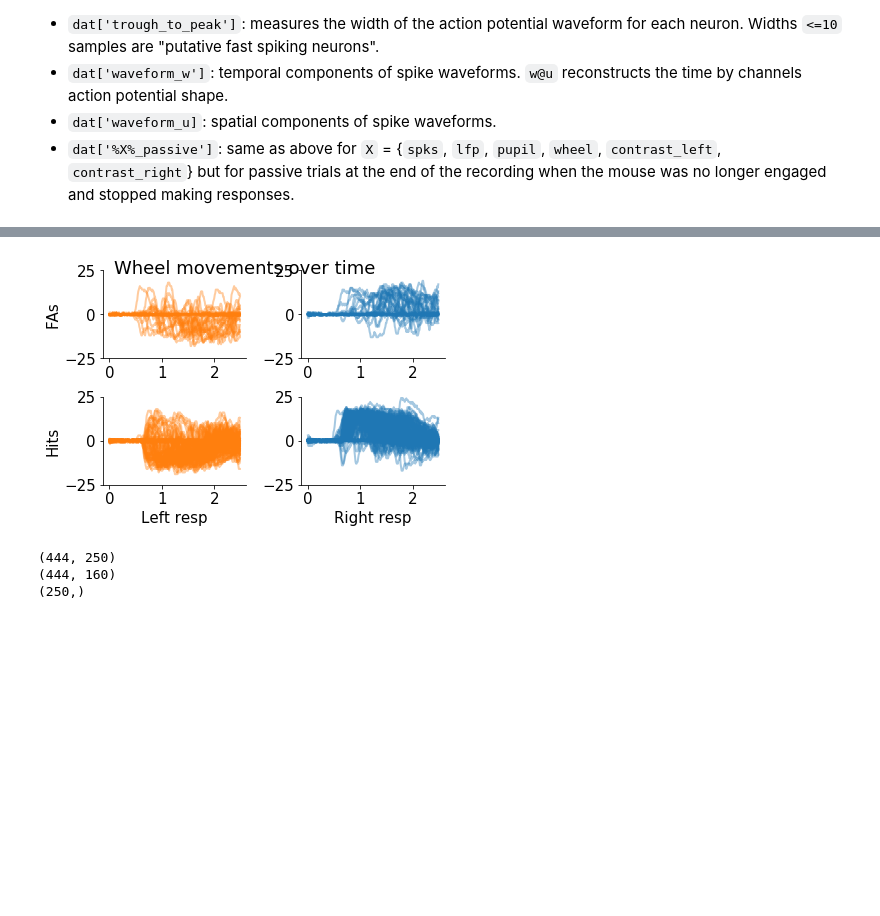
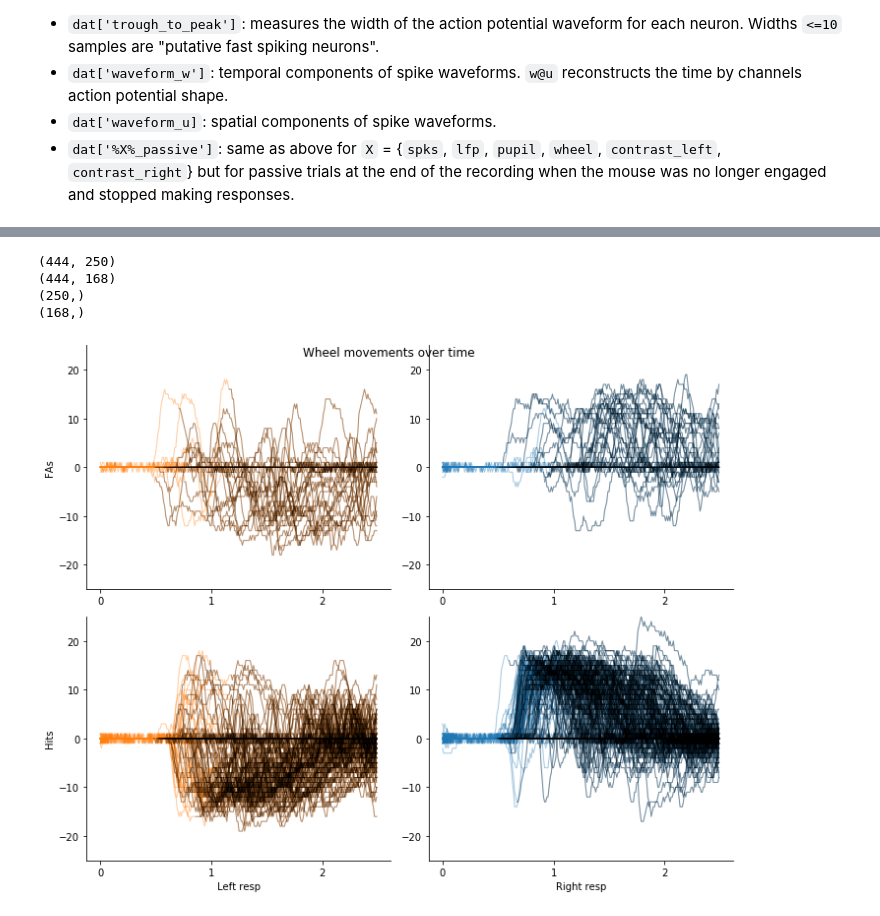
Before and after one commit to KceniaB/NMA_project, a Jupyter notebook: sam/Steinmetz_example_playground.ipynb, the cells around one changed output, grey strips where cells are left out. Saved outputs shown, nothing was run; the diff lists cells and outputs as text; code cells hidden in the pictures; blank space fills up the shorter version.

Commit message:
minor plotting changes

```diff
--- a/sam/Steinmetz_example_playground.ipynb
+++ b/sam/Steinmetz_example_playground.ipynb
@@ -5,9 +5,10 @@ datafolder = 'Data/steinmetz_sampledata' #point to folder where you've saved the
 # %%
 ## Data loading (this takes a while so only run this once)
 import numpy as np
+import os, requests
 
 alldat = np.array([])
-for j in range(len(fname)):
+for j in range(3):
     alldat = np.hstack((alldat, np.load(os.path.join(datafolder,'steinmetz_part%d.npz'%j), allow_pickle=True)['dat']))
 
 print(alldat.shape)
@@ -149,40 +160,79 @@ plt.show()
+# %%
+binsize = 0.01 #in seconds
+
+wheelpos_raw = dat['wheel'][0]
+cue_time = dat['gocue']
+cue_time_idx = np.round((cue_time/0.01))
+cue_time_idx.astype(int)
+
+wheelpos_raw_postcue = np.full_like(wheelpos_raw,np.nan)
+for i in range(wheelpos_raw.shape[0]):
+    wheelpos_raw_postcue[i,int(cue_time_idx[i]):] = wheelpos_raw[i,int(cue_time_idx[i]):]
+
+t_raw = np.arange(0,wheelpos_raw.shape[1]*binsize-binsize,binsize)
+
+binsize = 0.01 #in seconds
+t_win = [-.48,1.2] #in seconds
+t_steps = int(np.diff(np.array(t_win)/binsize))
+
+t_cue = np.arange(t_win[0],t_win[1],binsize)
+wheelpos_cue = np.zeros((len(cue_time),t_steps))
+wheelpos_cue_postcue = np.zeros((len(cue_time),t_steps))
+
+for i,val in enumerate(cue_time_idx):
+    wheelpos_cue[i,:] = wheelpos_raw[i,int(val+t_win[0]/binsize):int(val+t_win[1]/binsize)]
+    wheelpos_cue_postcue[i,:] = wheelpos_raw_postcue[i,int(val+t_win[0]/binsize):int(val+t_win[1]/binsize)]
+# %%
+print(wheelpos_raw.shape)
+print(wheelpos_cue.shape)
+print(t_raw.shape)
+print(t_cue.shape)
+# %% [output]
+(444, 250)
+(444, 168)
+(250,)
+(168,)
 # %%
 cols = plt.rcParams['axes.prop_cycle'].by_key()['color']
 trls_NR = nogo_no*(response==1)
 trls_NL = nogo_no*(response==-1)
 trls_GR = ~nogo_no*(response==1)
 trls_GL = ~nogo_no*(response==-1)
 
-wheelpos_raw = dat['wheel'][0]
+#wheelpos_raw = dat['wheel'][0]
 
-plt.figure(figsize=[6,4])
+plt.figure(figsize=[10,8])
 
 plt.subplot(221)
-plt.plot(wheelpos_raw[np.where(trls_NL)].T,cols[1],alpha=.4,linewidth=2)
+plt.plot(wheelpos_raw[np.where(trls_NL)].T,cols[1],alpha=.4,linewidth=1)
+plt.plot(wheelpos_raw_postcue[np.where(trls_NL)].T,'k',alpha=.3,linewidth=1)
 plt.ylim(-25,25)
 plt.xticks([0,100,200],[0,1,2])
 plt.ylabel('FAs')
 
 plt.subplot(222)
-plt.plot(wheelpos_raw[np.where(trls_NR)].T,cols[0],alpha=.4,linewidth=2)
+plt.plot(wheelpos_raw[np.where(trls_NR)].T,cols[0],alpha=.4,linewidth=1)
+plt.plot(wheelpos_raw_postcue[np.where(trls_NR)].T,'k',alpha=.3,linewidth=1)
 plt.xticks([0,100,200],[0,1,2])
 plt.ylim(-25,25)
 
 plt.subplot(223)
-plt.plot(wheelpos_raw[np.where(trls_GL)].T,cols[1],alpha=.4,linewidth=2)
+plt.plot(wheelpos_raw[np.where(trls_GL)].T,cols[1],alpha=.4,linewidth=1)
+plt.plot(wheelpos_raw_postcue[np.where(trls_GL)].T,'k',alpha=.3,linewidth=1)
 plt.ylim(-25,25)
 plt.xticks([0,100,200],[0,1,2])
 plt.xlabel('Left resp')
 plt.ylabel('Hits')
 
 plt.subplot(224)
-plt.plot(wheelpos_raw[np.where(trls_GR)].T,cols[0],alpha=.4,linewidth=2)
+plt.plot(wheelpos_raw[np.where(trls_GR)].T,cols[0],alpha=.4,linewidth=1)
+plt.plot(wheelpos_raw_postcue[np.where(trls_GR)].T,'k',alpha=.3,linewidth=1)
 plt.ylim(-25,25)
 plt.xticks([0,100,200],[0,1,2])
 plt.xlabel('Right resp')
 
 plt.suptitle("Wheel movements over time")
 
 plt.show()
 # %% [output]
-[figure, old version]
+[figure, new version]
@@ -206,11 +239,3 @@ for i,val in enumerate(cue_time_idx):
-# %%
-print(wheelpos_raw.shape)
-print(wheelpos_cue.shape)
-print(t_raw.shape)
-# %% [output]
-(444, 250)
-(444, 160)
-(250,)
 # %%
 cols = plt.rcParams['axes.prop_cycle'].by_key()['color']
 trls_NR = nogo_no*(response==1)
```
Also changed, not shown: parts of 7 cells of this notebook.
